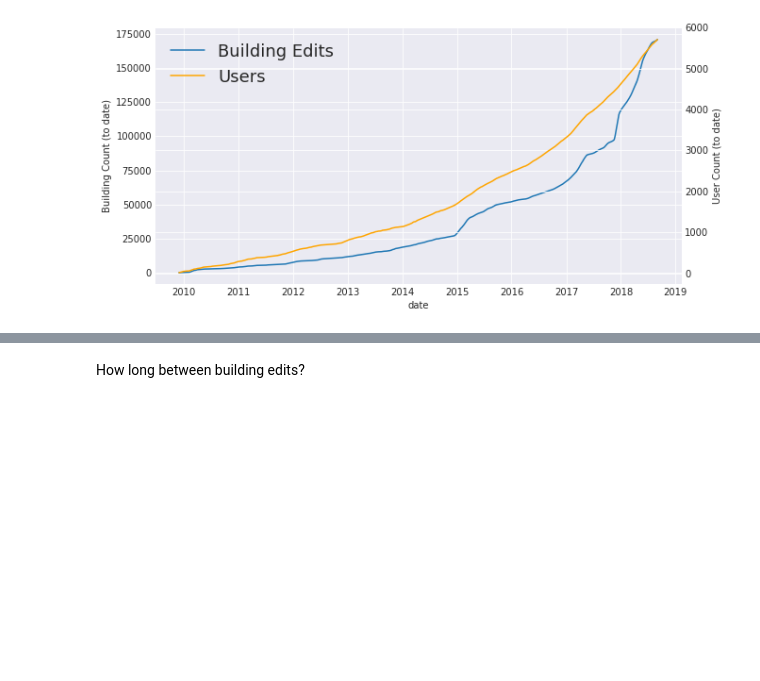
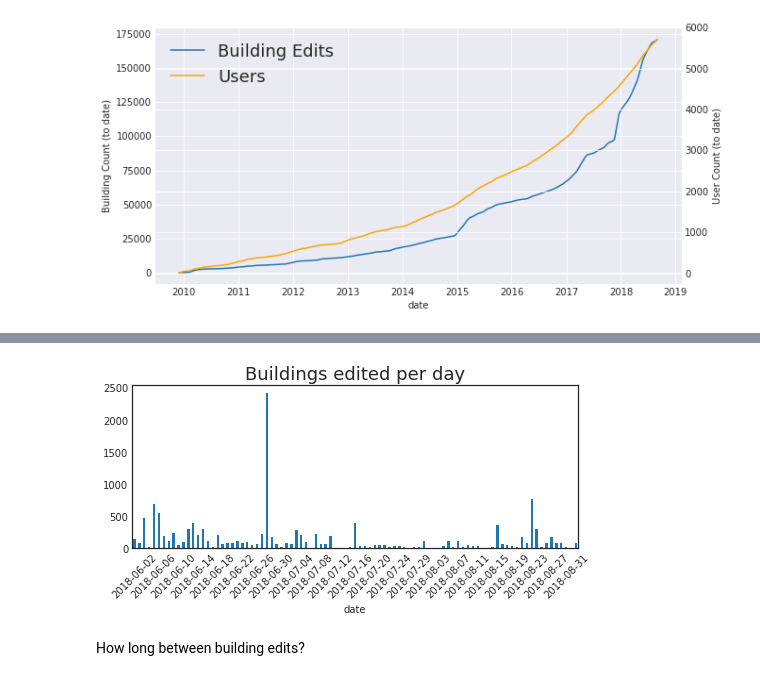
Before and after one commit to jenningsanderson/drcog, a Jupyter notebook: analysis/Buildings.ipynb, the cells around one changed output, grey strips where cells are left out. Saved outputs shown, nothing was run; the diff lists cells and outputs as text; code cells hidden in the pictures; blank space fills up the shorter version.

```diff
--- a/analysis/Buildings.ipynb
+++ b/analysis/Buildings.ipynb
@@ -104,3 +113,16 @@ axes[1].set_ylabel('User Count (to date)');
+# %%
+sns.set_style('white')
+edits_by_day = buildings.groupby('date').aggregate({'id':'nunique'})
+ax = edits_by_day[edits_by_day.index > datetime.date(2018,6,1)].plot(figsize=(8,3),kind="bar", legend=None)
+for tick in ax.get_xticklabels():
+    tick.set_rotation(45)
+n = 4
+for index, label in enumerate(ax.xaxis.get_ticklabels()):
+    if index % n != 0:
+        label.set_visible(False)
+ax.set_title("Buildings edited per day",fontsize=18);
+# %% [output]
+[figure, added]
 # %% [markdown]
 How long between building edits?
 # %%
```
Also changed, not shown: parts of 3 cells of this notebook, 3 other files.
